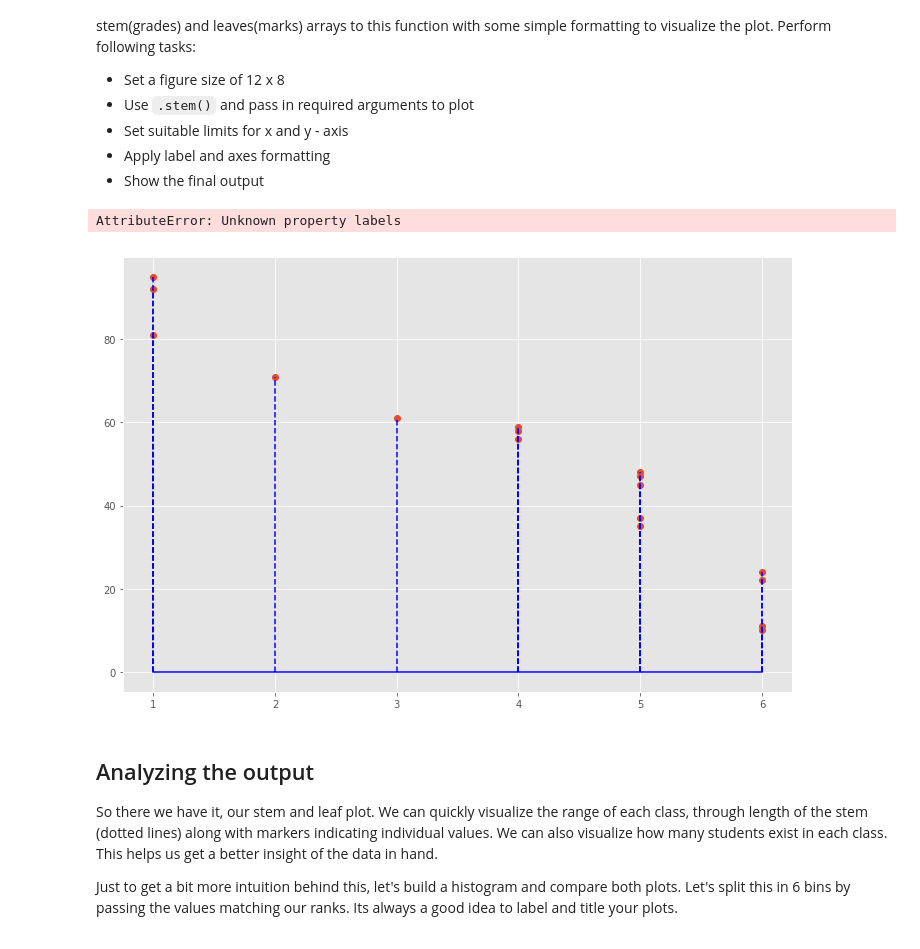
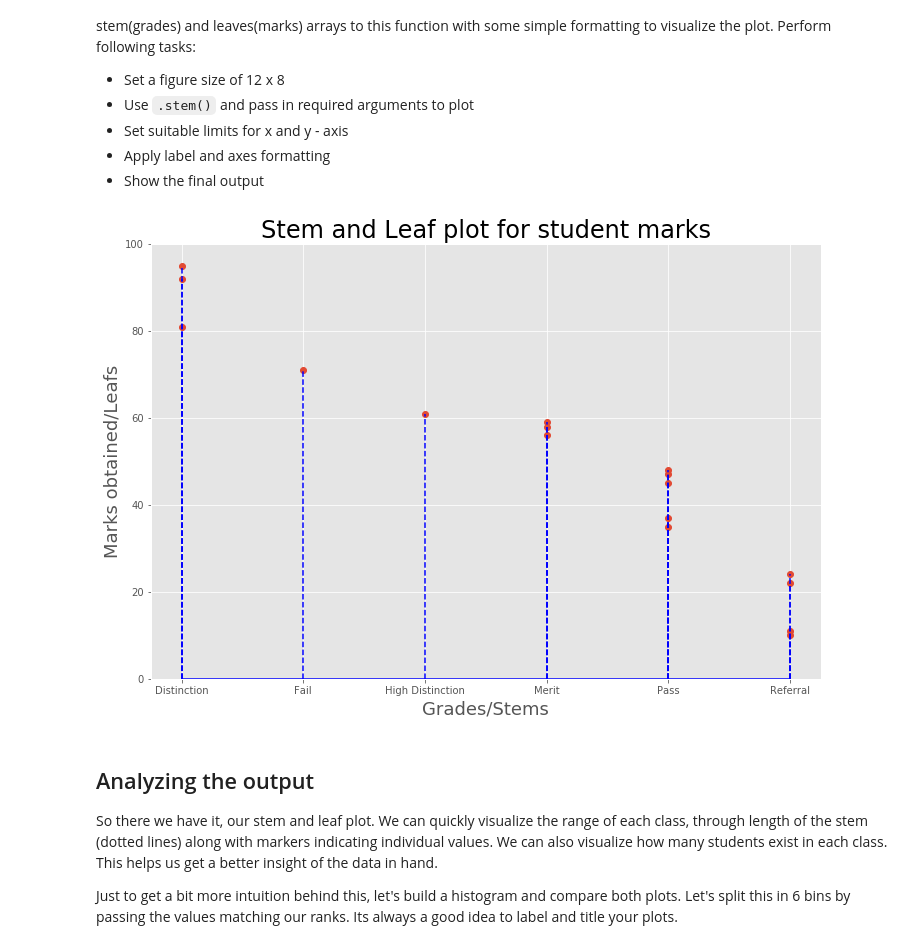
Before and after one commit to rvent/dsc-0-09-05-statistical-distribution-stemleaf-plot-lab-nyc-ds-career-012819, a Jupyter notebook: index.ipynb, the cells around one changed output. Saved outputs shown, nothing was run; the diff lists cells and outputs as text; code cells hidden in the pictures.

```diff
--- a/index.ipynb
+++ b/index.ipynb
@@ -122,16 +122,15 @@ And [here is the official documentation](https://matplotlib.org/api/_as_gen/matp
 # %%
 # Create a stem and leaf plot with above data
 plt.figure(figsize=(12, 8))
 plt.stem(stems, marks, linefmt='b--', basefmt="b")
-plt.xticks(np.unique(np.array(stems)), labels=(np.unique(np.array(stems_2))))
+plt.xticks(np.unique(np.array(stems)),(np.unique(np.array(stems_2))))
 plt.ylim([0, 100])
 plt.xlabel("Grades/Stems", fontsize=18)
 plt.ylabel('Marks obtained/Leafs', fontsize=18)
 plt.title('Stem and Leaf plot for student marks', fontsize=24)
 plt.show()
 # %% [output]
-AttributeError: Unknown property labels
-[figure, old version]
+[figure, new version]
 # %% [markdown]
 ## Analyzing the output
 So there we have it, our stem and leaf plot. We can quickly visualize the range of each class, through length of the stem (dotted lines) along with markers indicating individual values. We can also visualize how many students exist in each class. This helps us get a better insight of the data in hand.
```
